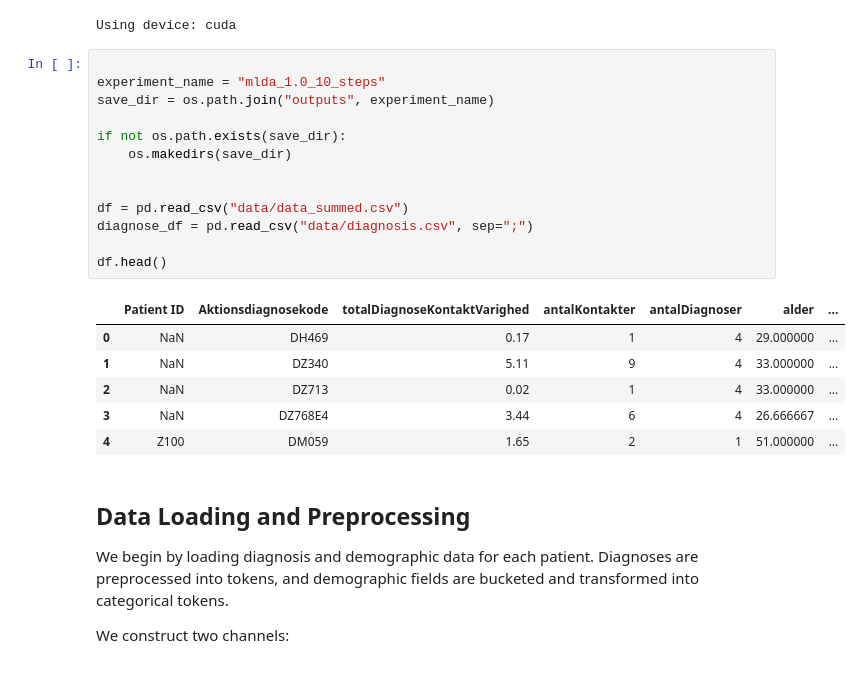
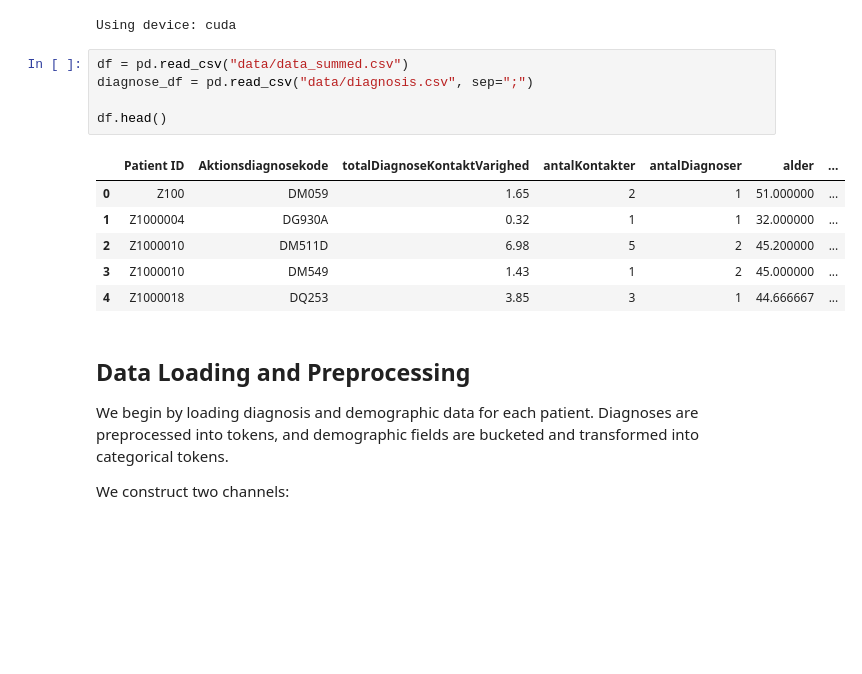
Before and after one commit to KarolineKlan/mbml_project, a Jupyter notebook: 3_MCLDA.ipynb, the cells around one changed output. Saved outputs shown, nothing was run; the diff lists cells and outputs as text; blank space fills up the shorter version.

```diff
--- a/3_MCLDA.ipynb
+++ b/3_MCLDA.ipynb
@@ -43,25 +43,17 @@ if not os.path.exists(save_dir):
 # %% [output]
 Using device: cuda
 # %%
-
-experiment_name = "mlda_1.0_10_steps"
-save_dir = os.path.join("outputs", experiment_name)
-
-if not os.path.exists(save_dir):
-    os.makedirs(save_dir)
-
-
 df = pd.read_csv("data/data_summed.csv")
 diagnose_df = pd.read_csv("data/diagnosis.csv", sep=";")
 
 df.head()
 # %% [output]
 |  | Patient ID | Aktionsdiagnosekode | totalDiagnoseKontaktVarighed | antalKontakter | antalDiagnoser | alder | ... |
-| 0 | NaN | DH469 | 0.17 | 1 | 4 | 29.000000 | ... |
-| 1 | NaN | DZ340 | 5.11 | 9 | 4 | 33.000000 | ... |
-| 2 | NaN | DZ713 | 0.02 | 1 | 4 | 33.000000 | ... |
-| 3 | NaN | DZ768E4 | 3.44 | 6 | 4 | 26.666667 | ... |
-| 4 | Z100 | DM059 | 1.65 | 2 | 1 | 51.000000 | ... |
+| 0 | Z100 | DM059 | 1.65 | 2 | 1 | 51.000000 | ... |
+| 1 | Z1000004 | DG930A | 0.32 | 1 | 1 | 32.000000 | ... |
+| 2 | Z1000010 | DM511D | 6.98 | 5 | 2 | 45.200000 | ... |
+| 3 | Z1000010 | DM549 | 1.43 | 1 | 2 | 45.000000 | ... |
+| 4 | Z1000018 | DQ253 | 3.85 | 3 | 1 | 44.666667 | ... |
 # %% [markdown]
 ## Data Loading and Preprocessing
 
```
